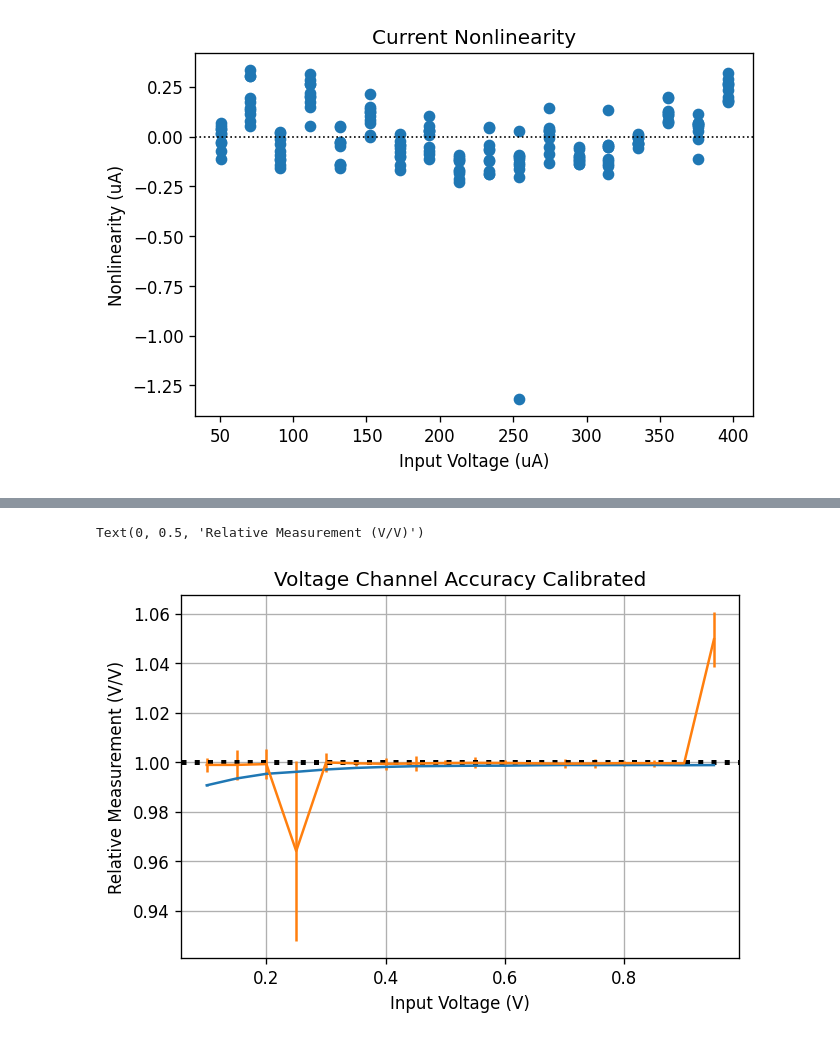
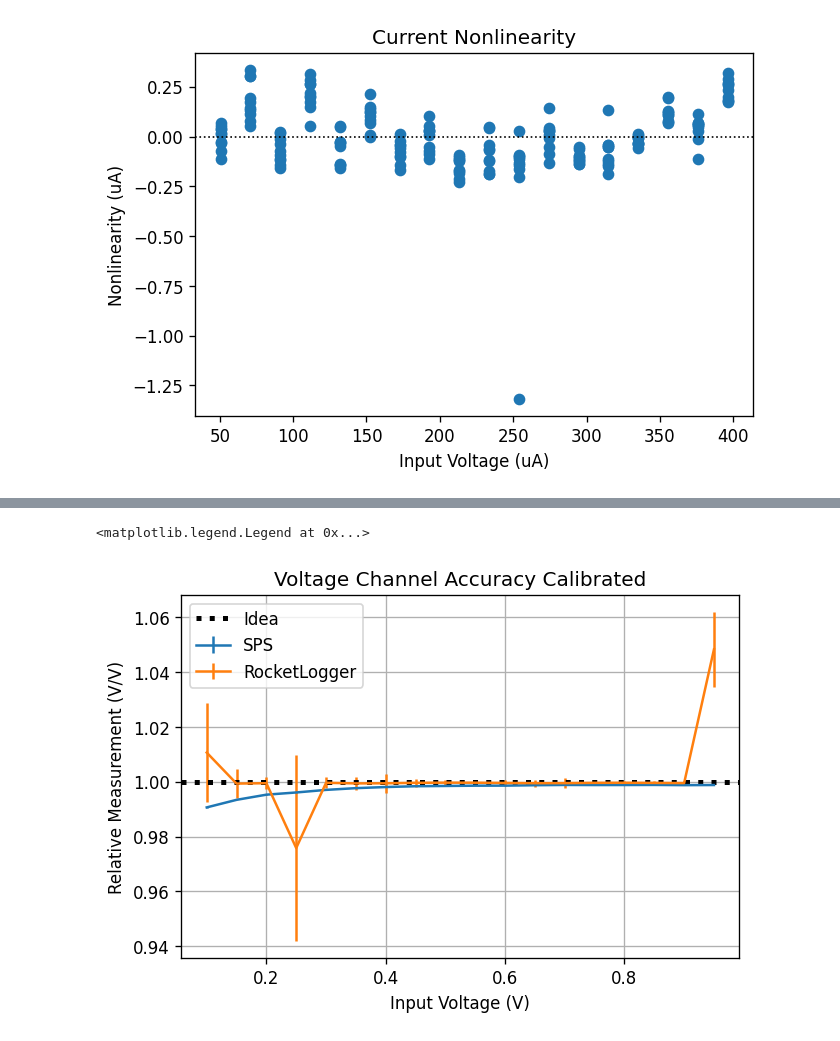
Before and after one commit to jlab-sensing/soil-power-sensor-calibration, a Jupyter notebook: calibration.ipynb, the cells around one changed output, grey strips where cells are left out. Saved outputs shown, nothing was run; the diff lists cells and outputs as text; code cells hidden in the pictures.

Commit message:
Updated RL eval data

```diff
--- a/calibration.ipynb
+++ b/calibration.ipynb
@@ -126,8 +126,8 @@ data["I_fit"] = calc_fit(data["I_meas"], data["I_in"])
 eval_data = load_data(cfg, evalfiles)
 
 # RL data
-rld_v = load_rld("data/rl/20220825_231144_eval_v.rld", "V1", 0.1, 1, 0.05)
-rld_i = load_rld("data/rl/20220826_163200_eval_i.rld", "I1L", 45e-6, 454e-6, 22.7222e-6)
+rld_v = load_rld("data/rl/20220826_200050_eval_v.rld", "V1", 0.1, 1, 0.05)
+rld_i = load_rld("data/rl/20220826_200050_eval_i.rld", "I1L", 45e-6, 454e-6, 22.7222e-6)
 # adjust units
 rld_i.index = rld_i.index * 1e6
 rld_i["input"] = rld_i["input"] * 1e6
@@ -252,15 +235,16 @@ rld_v
 # %%
 fig, ax = plot_accuracy([
     (eval_data["V_in"], eval_data["V_fit"]),
     (rld_v["input"], rld_v["V1"]),
 ])
 
 ax.set_title("Voltage Channel Accuracy Calibrated")
 ax.set_xlabel("Input Voltage (V)")
 ax.set_ylabel("Relative Measurement (V/V)")
+ax.legend(["Idea", "SPS", "RocketLogger"])
 # %% [output]
-Text(0, 0.5, 'Relative Measurement (V/V)')
+<matplotlib.legend.Legend at 0x...>
-[figure, old version]
+[figure, new version]
 # %%
 fig, ax = plot_accuracy([
     (eval_data["I_in"], eval_data["I_fit"]),
```
Also changed, not shown: parts of 2 cells of this notebook, 2 other files.
